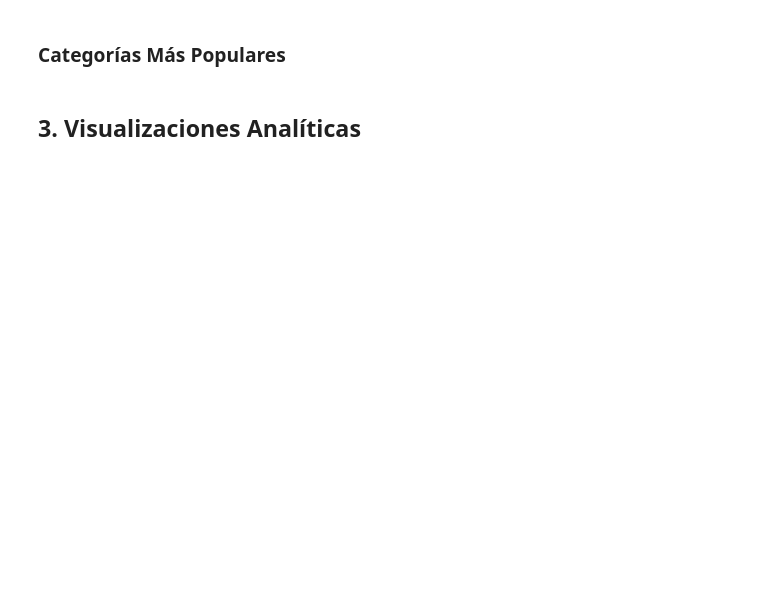
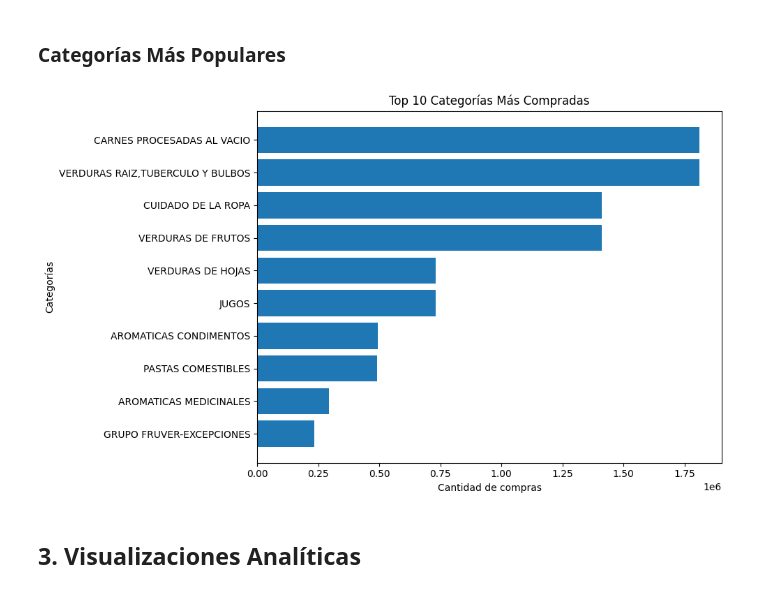
Before and after one commit to BrianMatasca/proyecto-final-distribuidos, a Jupyter notebook: taller_dashboard.ipynb, the cells around one changed output. Saved outputs shown, nothing was run; the diff lists cells and outputs as text; code cells hidden in the pictures; blank space fills up the shorter version.

```diff
--- a/taller_dashboard.ipynb
+++ b/taller_dashboard.ipynb
@@ -128,12 +121,16 @@ plt.show()
 # %%
 category_dist = exploded_products['category_name'].value_counts().head(10)
 
 plt.figure(figsize=(10, 6))
-plt.pie(category_dist.values, labels=category_dist.index, autopct='%1.1f%%', startangle=90)
-plt.title('Top 10 Categorías Más Compradas')
-plt.axis('equal')
+plt.barh(category_dist.index, category_dist.values)
+plt.xlabel("Cantidad de compras")
+plt.ylabel("Categorías")
+plt.title("Top 10 Categorías Más Compradas")
+plt.gca().invert_yaxis()
 plt.tight_layout()
 plt.show()
+# %% [output]
+[figure, added]
 # %% [markdown]
 ## 3. Visualizaciones Analíticas
 # %%
```
Also changed, not shown: parts of 33 cells of this notebook, 4 other files.
